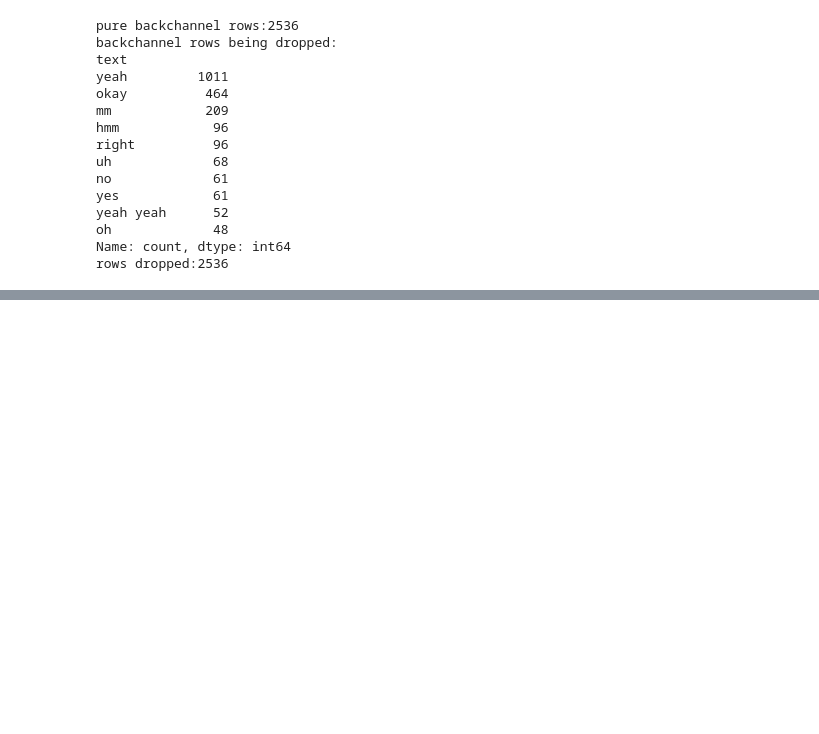
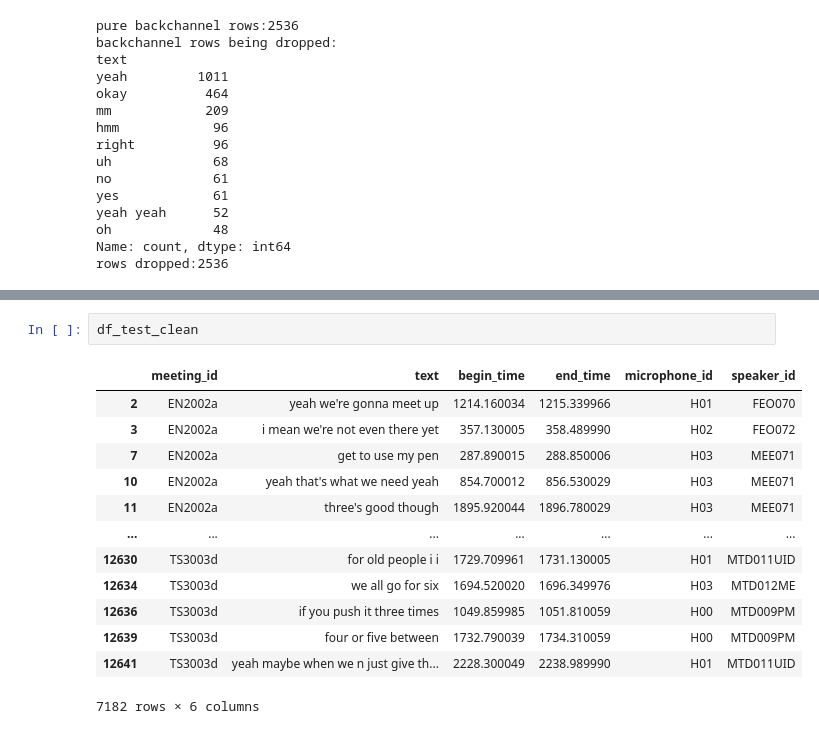
Before and after one commit to SnehaChauhan1174/meeting-summarizer, a Jupyter notebook: data_preprocessing.ipynb, the cells around one changed output, grey strips where cells are left out. Saved outputs shown, nothing was run; the diff lists cells and outputs as text; blank space fills up the shorter version.

```diff
--- a/data_preprocessing.ipynb
+++ b/data_preprocessing.ipynb
@@ -316,0 +513,16 @@ train_sample4 = train_sample3.copy()
+# %%
+df_test_clean
+# %% [output]
+|  | meeting_id | text | begin_time | end_time | microphone_id | speaker_id |
+| 2 | EN2002a | yeah we're gonna meet up | 1214.160034 | 1215.339966 | H01 | FEO070 |
+| 3 | EN2002a | i mean we're not even there yet | 357.130005 | 358.489990 | H02 | FEO072 |
+| 7 | EN2002a | get to use my pen | 287.890015 | 288.850006 | H03 | MEE071 |
+| 10 | EN2002a | yeah that's what we need yeah | 854.700012 | 856.530029 | H03 | MEE071 |
+| 11 | EN2002a | three's good though | 1895.920044 | 1896.780029 | H03 | MEE071 |
+| ... | ... | ... | ... | ... | ... | ... |
+| 12630 | TS3003d | for old people i i | 1729.709961 | 1731.130005 | H01 | MTD011UID |
+| 12634 | TS3003d | we all go for six | 1694.520020 | 1696.349976 | H03 | MTD012ME |
+| 12636 | TS3003d | if you push it three times | 1049.859985 | 1051.810059 | H00 | MTD009PM |
+| 12639 | TS3003d | four or five between | 1732.790039 | 1734.310059 | H00 | MTD009PM |
+| 12641 | TS3003d | yeah maybe when we n just give th... | 2228.300049 | 2238.989990 | H01 | MTD011UID |
+7182 rows × 6 columns
```
Also changed, not shown: parts of 10 cells of this notebook.
